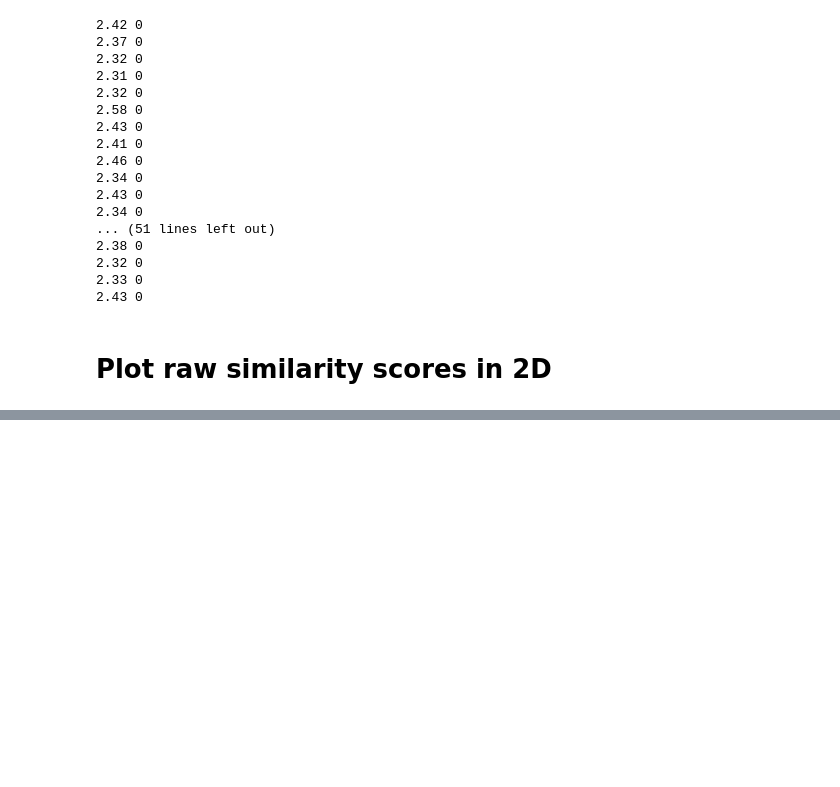
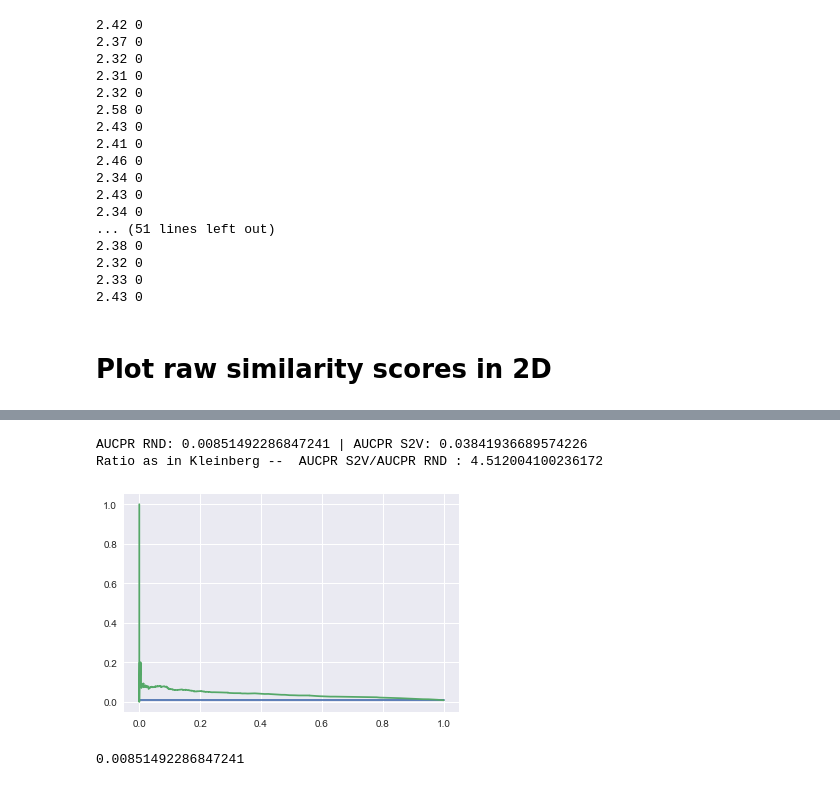
Before and after one commit to lordgrilo/Simplex2Vec, a Jupyter notebook: Kleinberg - run experiment with Simplex2Vec.ipynb, the cells around one changed output, grey strips where cells are left out. Saved outputs shown, nothing was run; the diff lists cells and outputs as text; code cells hidden in the pictures; blank space fills up the shorter version.

```diff
--- a/Kleinberg - run experiment with Simplex2Vec.ipynb
+++ b/Kleinberg - run experiment with Simplex2Vec.ipynb
@@ -409,0 +383,9 @@ plt.show()
+# %%
+from scipy.stats.mstats import gmean
+
+geom_mean_similarity = []
+for t in tqdm_notebook(open_train):
+    similarity_scores = []
+    for u,v in itertools.combinations(t,2):
+        similarity_scores.append(len(g_train[u][v]["simplices"]))
+    geom_mean_similarity.append(gmean(similarity_scores))
@@ -409,0 +394,26 @@ plt.show()
+# %%
+s2v_precision, s2v_recall, _ = precision_recall_curve(y_test, geom_mean_similarity)
+
+p = len([y for y in y_test if y == 1])/len(y_test)
+rnd_precision = [p]*len(s2v_recall)
+
+s2v_precision, s2v_recall = s2v_precision[::-1], s2v_recall[::-1]
+
+aucpr_rnd = auc(s2v_recall, rnd_precision)
+aucpr_s2v = auc(s2v_recall, s2v_precision)
+
+print("AUCPR RND: {} | AUCPR S2V: {}".format(aucpr_rnd, aucpr_s2v))
+kleinberg_ratio = aucpr_s2v/aucpr_rnd
+print("Ratio as in Kleinberg --  AUCPR S2V/AUCPR RND :", kleinberg_ratio)
+
+plt.plot(s2v_recall, rnd_precision)
+plt.plot(s2v_recall, s2v_precision)
+plt.show()
+# %% [output]
+AUCPR RND: 0.00851492286847241 | AUCPR S2V: 0.03841936689574226
+Ratio as in Kleinberg --  AUCPR S2V/AUCPR RND : 4.512004100236172
+[figure, added]
+# %%
+p
+# %% [output]
+0.00851492286847241
```
Also changed, not shown: parts of 11 cells of this notebook.
